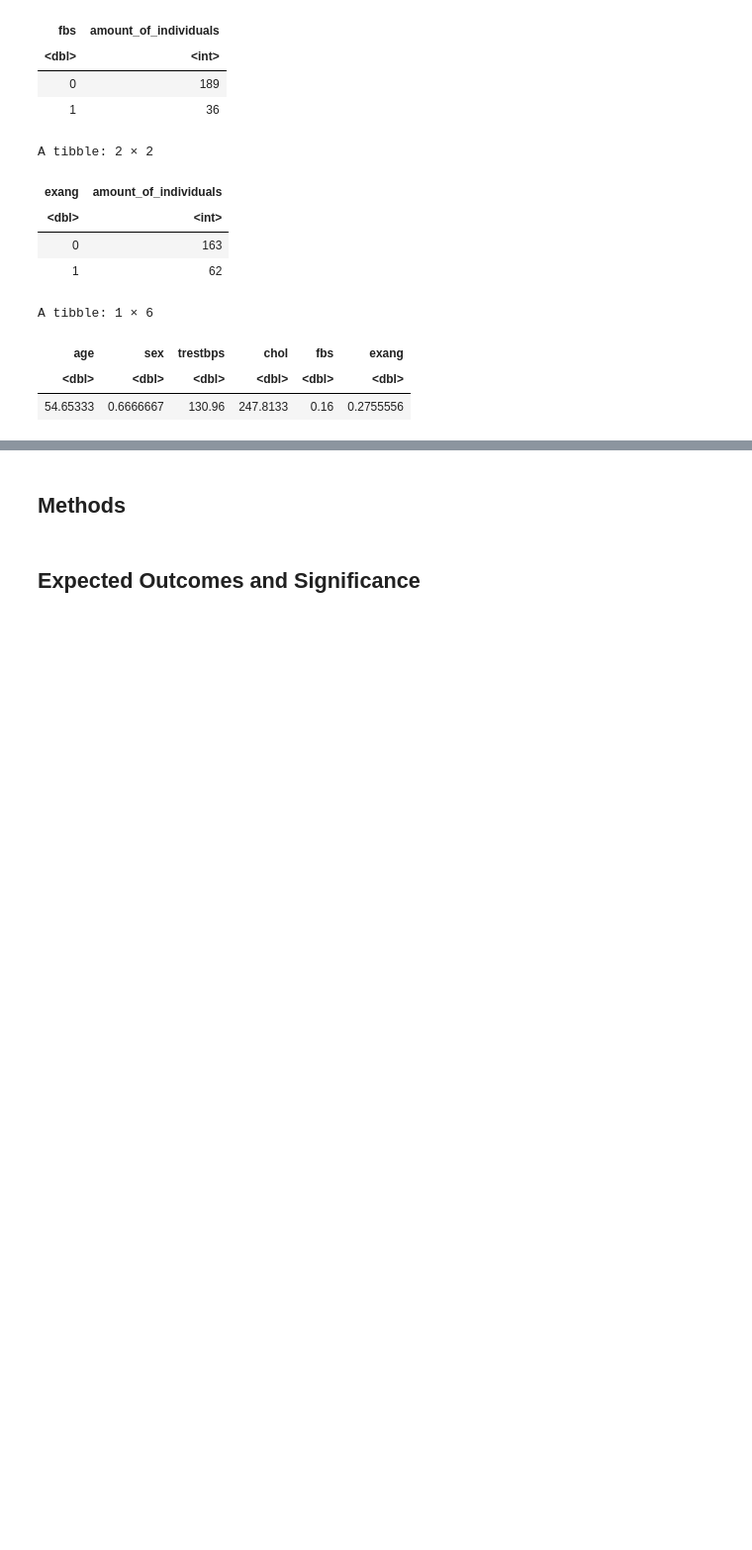
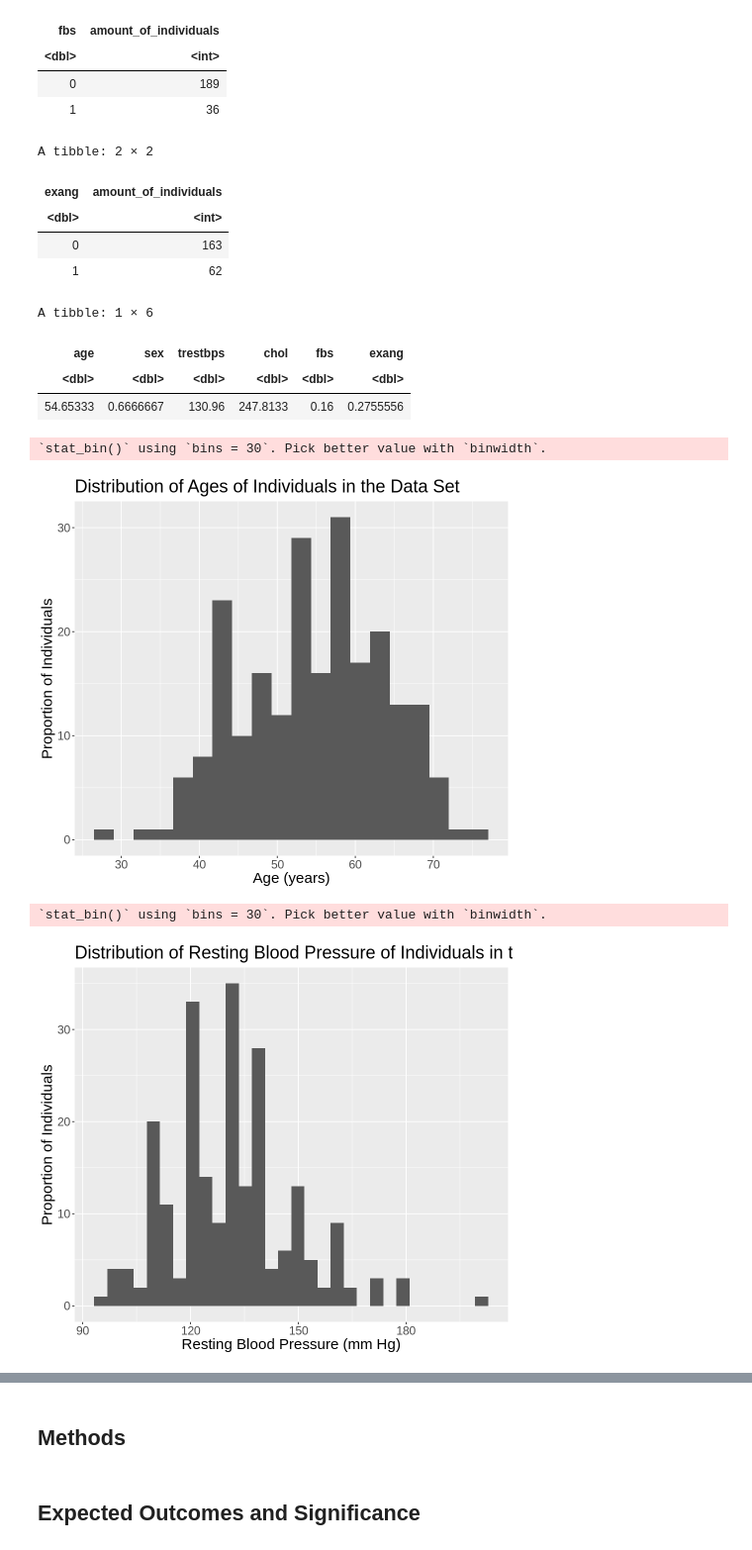
Before and after one commit to Stephanie-Ta/dsci-100-group-project, a Jupyter notebook: Proposal.ipynb, the cells around one changed output, grey strips where cells are left out. Shown at 99% size. Cells and saved outputs as stored; diff of their text form; code cells hidden in the pictures; blank space fills up the shorter version.

Commit message:
Added some rough histograms

```diff
--- a/Proposal.ipynb
+++ b/Proposal.ipynb
@@ -112,8 +113,36 @@ A tibble: 1 × 6
 | 54.65333 | 0.6666667 | 130.96 | 247.8133 | 0.16 | 0.2755556 |
 # %%
 # histograms of non-binary variables
+options(repr.plot.height = 7, repr.plot.width = 8)
+
 # distribution of age
+age_dist <- cleveland_training |>
+    ggplot(aes(x = age)) +
+    geom_histogram(bins = 20) +
+    labs(x = "Age (years)", y = "Proportion of Individuals") +
+    ggtitle("Distribution of Ages of Individuals in the Data Set") +
+    theme(text = element_text(size = 18))
+age_dist
 
 # distribution of trestbps
+trestbps_dist <- cleveland_training |>
+    ggplot(aes(x = trestbps)) +
+    geom_histogram() + ############################diff bin width?
+    labs(x = "Resting Blood Pressure (mm Hg)", y = "Proportion of Individuals") +
+    ggtitle("Distribution of Resting Blood Pressure of Individuals in the Data Set") +
+    theme(text = element_text(size = 18))
+trestbps_dist
 
 # distribution of chol
+chol_dist <- cleveland_training |>
+    ggplot(aes(x = chol)) +
+    geom_histogram() + ############################diff bin width?
+    labs(x = "Serum Cholestoral Level (mg/dl)", y = "Proportion of Individuals") +
+    ggtitle("Distribution of Cholestoral Level of Individuals in the Data Set") +
+    theme(text = element_text(size = 18))
+chol_dist
+# %% [output]
+`stat_bin()` using `bins = 30`. Pick better value with `binwidth`.
+[figure, added]
+`stat_bin()` using `bins = 30`. Pick better value with `binwidth`.
+[figure, added]
```
Also changed, not shown: parts of 2 cells of this notebook.
